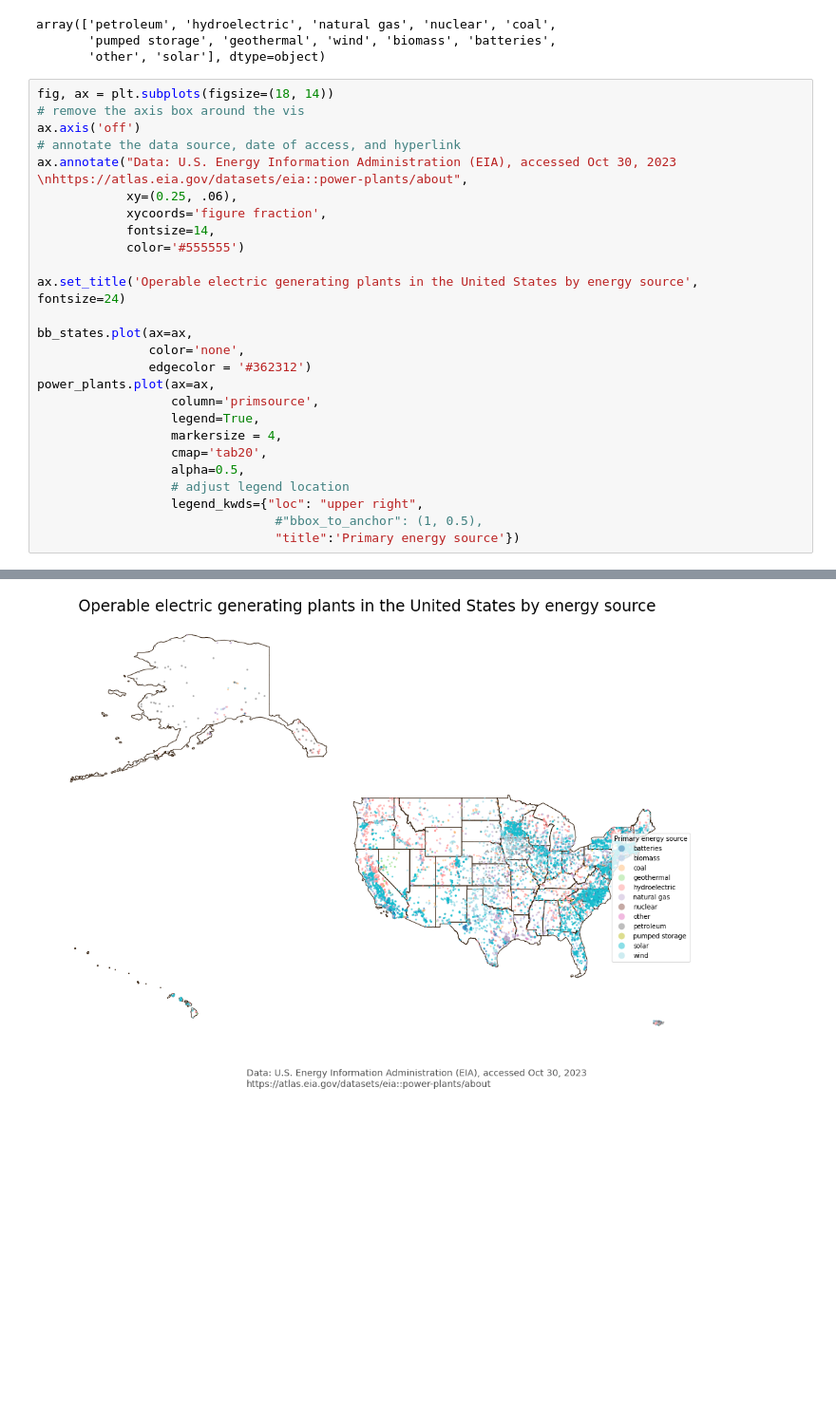
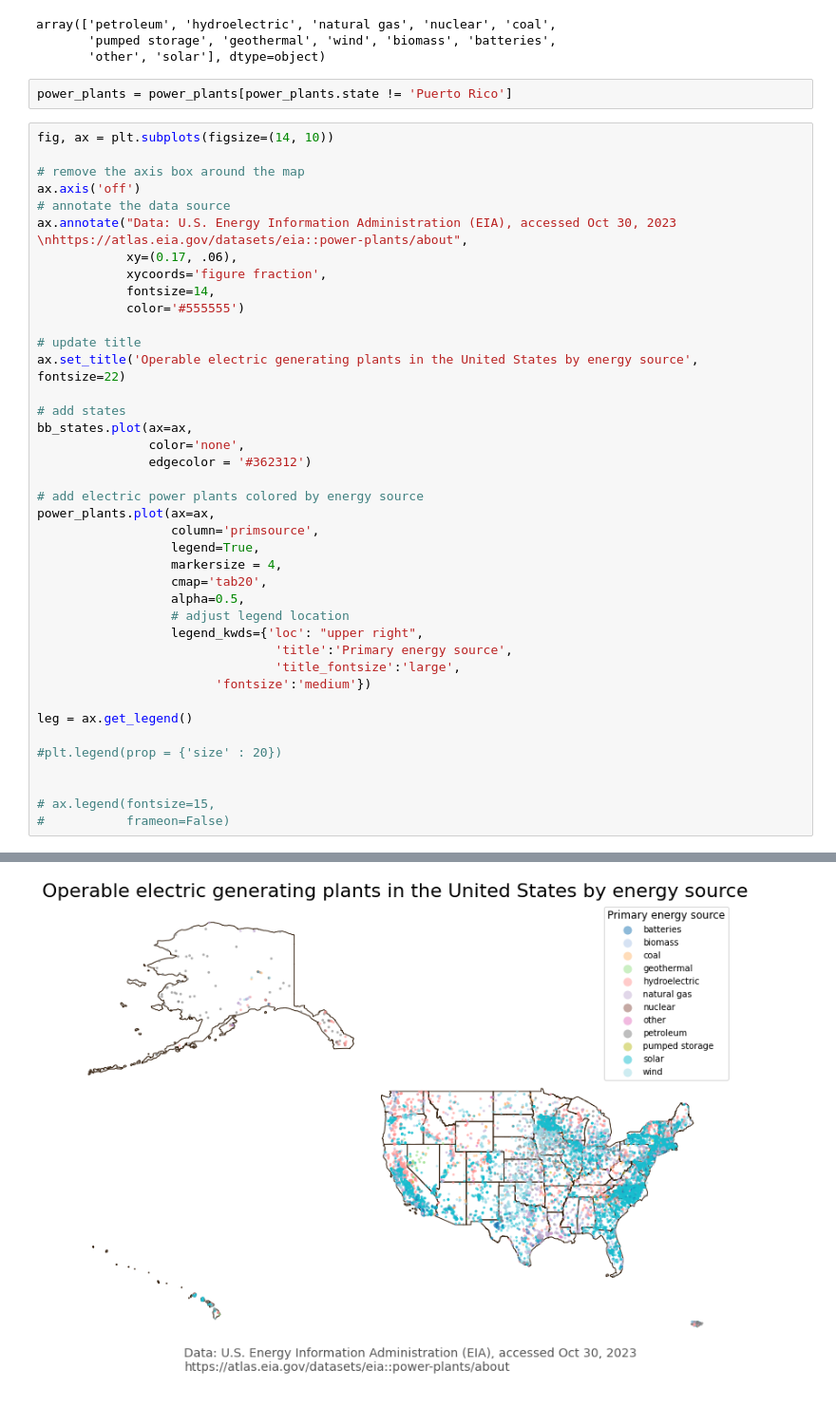
Before and after one commit to carmengg/eds-220-book, a Jupyter notebook: drafts-lectures/lesson-11-census-shapefile.ipynb, the cells around one changed output, grey strips where cells are left out. Shown: that part at 95% size. Drawn from its saved outputs; the diff is of its cells as text; blank space fills up the shorter version.

```diff
--- a/drafts-lectures/lesson-11-census-shapefile.ipynb
+++ b/drafts-lectures/lesson-11-census-shapefile.ipynb
@@ -163,23 +163,30 @@ power_plants.primsource.unique()
 array(['petroleum', 'hydroelectric', 'natural gas', 'nuclear', 'coal',
        'pumped storage', 'geothermal', 'wind', 'biomass', 'batteries',
        'other', 'solar'], dtype=object)
+# %%
+power_plants = power_plants[power_plants.state != 'Puerto Rico']
 # %%
-fig, ax = plt.subplots(figsize=(18, 14))
-# remove the axis box around the vis
+fig, ax = plt.subplots(figsize=(14, 10))
+
+# remove the axis box around the map
 ax.axis('off')
-# annotate the data source, date of access, and hyperlink
+# annotate the data source
 ax.annotate("Data: U.S. Energy Information Administration (EIA), accessed Oct 30, 2023 \nhttps://atlas.eia.gov/datasets/eia::power-plants/about",
-            xy=(0.25, .06),
+            xy=(0.17, .06),
             xycoords='figure fraction',
             fontsize=14,
             color='#555555')
 
+# update title
 ax.set_title('Operable electric generating plants in the United States by energy source',
-fontsize=24)
+fontsize=22)
 
+# add states
 bb_states.plot(ax=ax,
                color='none',
                edgecolor = '#362312')
+
+# add electric power plants colored by energy source
 power_plants.plot(ax=ax,
                   column='primsource',
                   legend=True,
@@ -187,7 +194,16 @@ power_plants.plot(ax=ax,
                   cmap='tab20',
                   alpha=0.5,
                   # adjust legend location
-                  legend_kwds={"loc": "upper right",
-                                #"bbox_to_anchor": (1, 0.5),
-                                "title":'Primary energy source'})
+                  legend_kwds={'loc': "upper right",
+                                'title':'Primary energy source',
+                                'title_fontsize':'large',
+                        'fontsize':'medium'})
+
+leg = ax.get_legend()
+
+#plt.legend(prop = {'size' : 20})
+
+
+# ax.legend(fontsize=15,
+#           frameon=False)
 # %% [output]
@@ -195 +210 @@ power_plants.plot(ax=ax,
-[figure, old version]
+[figure, new version]
```
Also changed, not shown: parts of 2 cells of this notebook, 1 other file.
